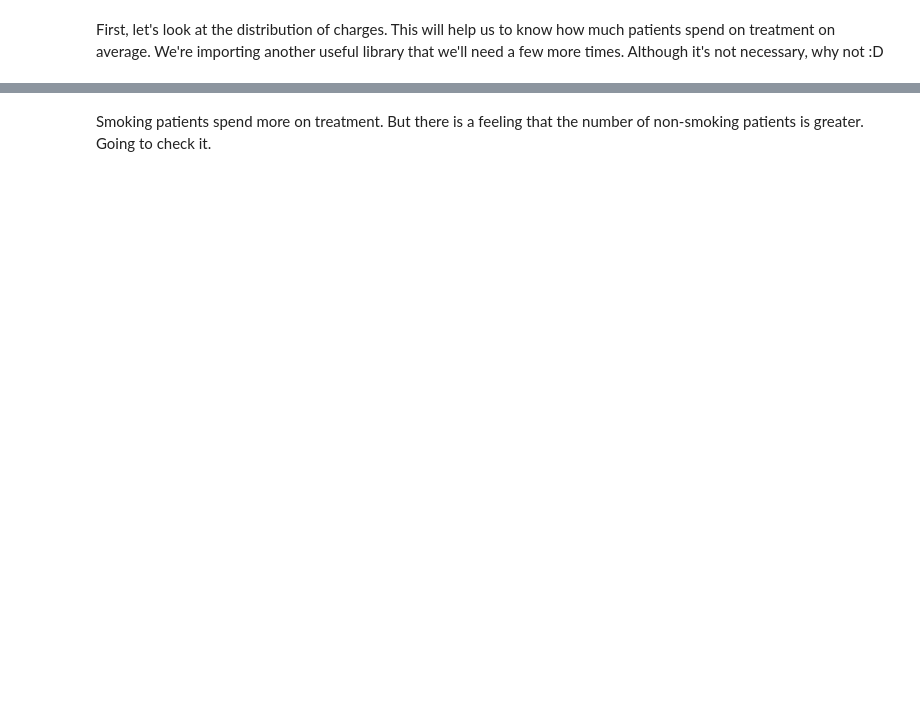
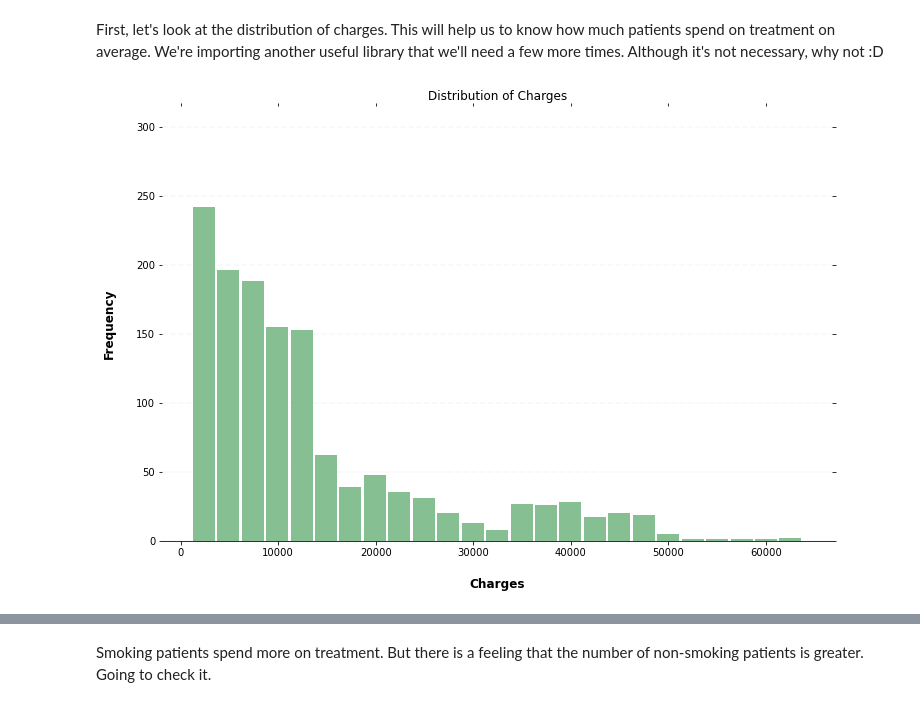
Before and after one commit to Srujan-DiagonalMatrix/APF, a Jupyter notebook: fraud/predict_insurance_cost/code/eda-regression.ipynb, the cells around one changed output, grey strips where cells are left out. Saved outputs shown, nothing was run; the diff lists cells and outputs as text; code cells hidden in the pictures; blank space fills up the shorter version.

```diff
--- a/fraud/predict_insurance_cost/code/eda-regression.ipynb
+++ b/fraud/predict_insurance_cost/code/eda-regression.ipynb
@@ -68 +85,30 @@ show(gridplot(p,ncols = 2, plot_width=400, plot_height=400, toolbar_location=Non
+# %%
+ax = data.hist(column='charges', bins=25, grid=False, figsize=(12,8), color='#86bf91', zorder=2, rwidth=0.9)
+
+ax = ax[0]
+for x in ax:
+
+    # Despine
+    x.spines['right'].set_visible(False)
+    x.spines['top'].set_visible(False)
+    x.spines['left'].set_visible(False)
+
+    # Switch off ticks
+    x.tick_params(axis="both", which="both", bottom="off", top="off", labelbottom="on", left="off", right="off", labelleft="on")
+
+    # Draw horizontal axis lines
+    vals = x.get_yticks()
+    for tick in vals:
+        x.axhline(y=tick, linestyle='dashed', alpha=0.4, color='#eeeeee', zorder=1)
+
+    # Add title
+    x.set_title("Distribution of Charges")
+
+    # Set x-axis label
+    x.set_xlabel("Charges", labelpad=20, weight='bold', size=12)
+
+    # Set y-axis label
+    x.set_ylabel("Frequency", labelpad=20, weight='bold', size=12)
+# %% [output]
+[figure, added]
 # %%
```
Also changed, not shown: parts of 60 cells of this notebook, 2 other files.
